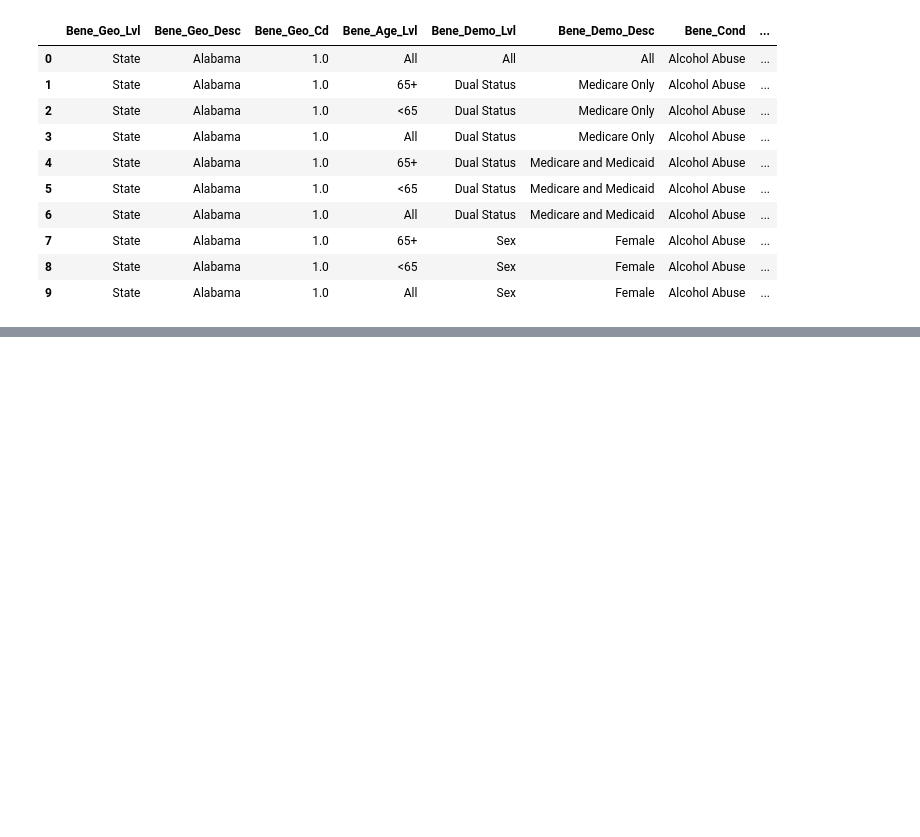
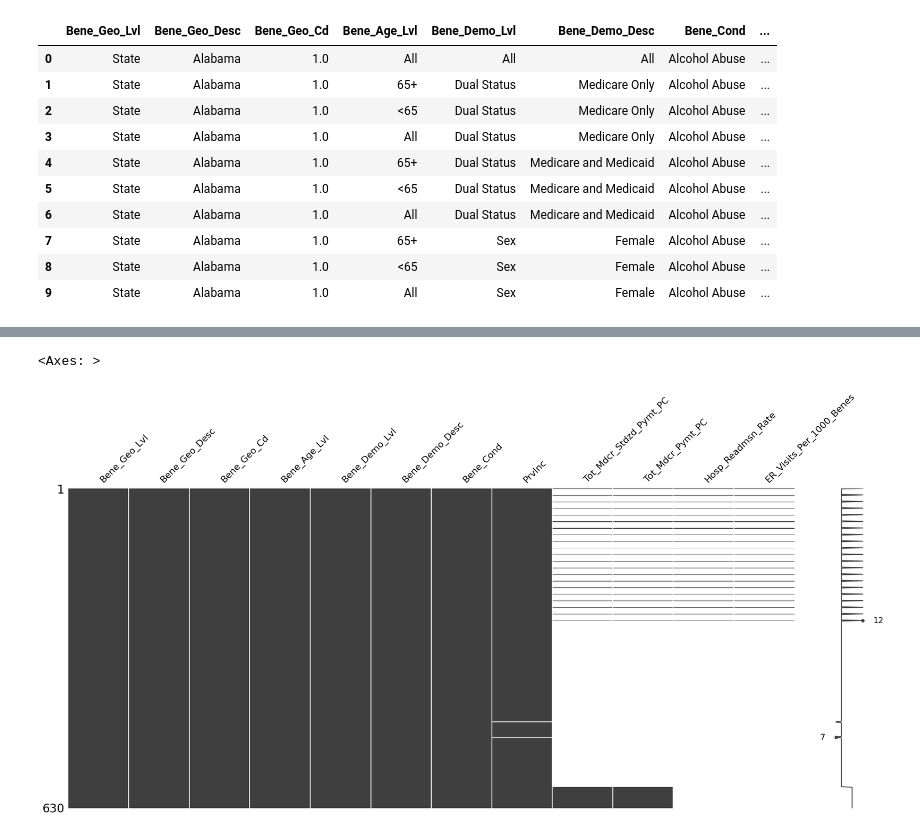
Before and after one commit to baderale/CMS_Chronic-Conditions, a Jupyter notebook: CMS_Chronic Conditions.ipynb, the cells around one changed output, grey strips where cells are left out. Cells and saved outputs as stored; diff of their text form; code cells hidden in the pictures; blank space fills up the shorter version.

Commit message:
df_florida missing value visualization

```diff
--- a/CMS_Chronic Conditions.ipynb
+++ b/CMS_Chronic Conditions.ipynb
@@ -45 +45,6 @@ ER_Visits_Per_1000_Benes    234992
 dtype: int64
+# %%
+msno.matrix(df_florida)
+# %% [output]
+<Axes: >
+[figure, added]
```
Also changed, not shown: parts of 3 cells of this notebook.
